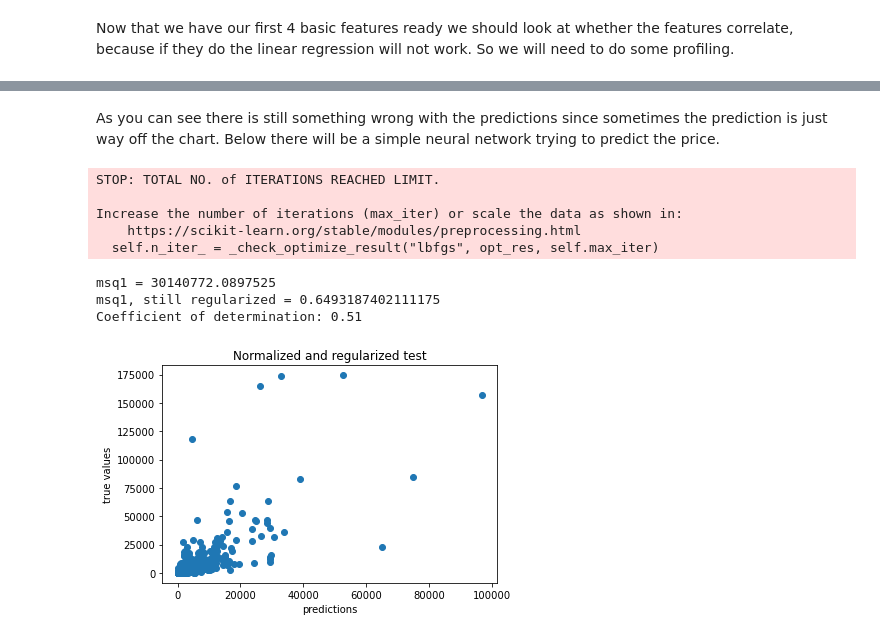
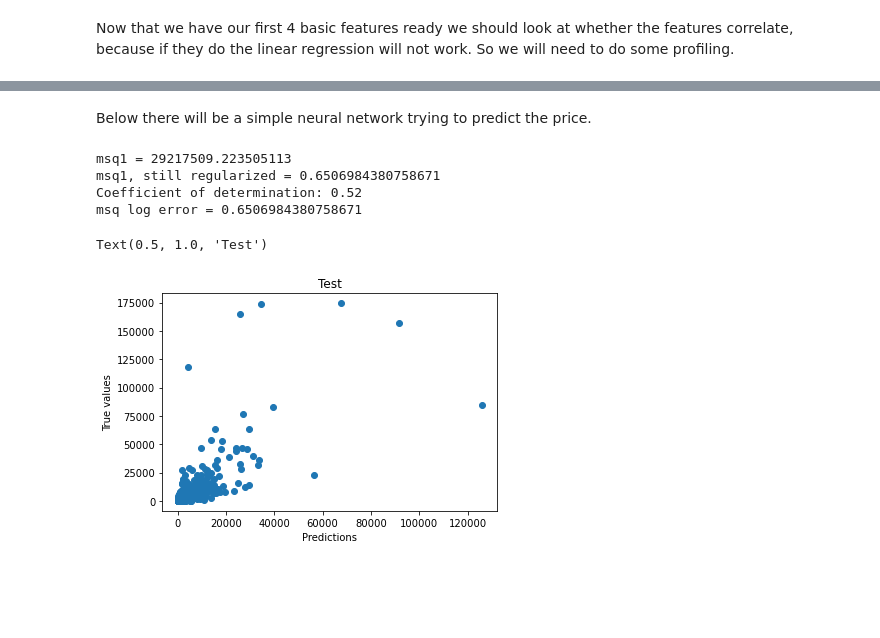
Before and after one commit to Serg99io/Capstone-cryptoart, a Jupyter notebook: capstone notebook.ipynb, the cells around one changed output, grey strips where cells are left out. Cells and saved outputs as stored; diff of their text form; code cells hidden in the pictures; blank space fills up the shorter version.

```diff
--- a/capstone notebook.ipynb
+++ b/capstone notebook.ipynb
@@ -440,6 +370,7 @@ print(dataframe.head)
 
 r22 = dataframe.dropna()
 
+r22.reset_index(drop=True, inplace=True)
 
 from pandas_profiling import ProfileReport
 
@@ -681,41 +510,53 @@ this is test vs pred:103.74899999999998   1293.0111903414022
 # %% [markdown]
-As you can see there is still something wrong with the predictions since sometimes the prediction is just way off the chart. Below there will be a simple neural network trying to predict the price.
+Below there will be a simple neural network trying to predict the price.
 # %%
 from sklearn.neural_network import MLPRegressor
-for i in lst_feat:
-        clf3 = MLPRegressor(solver='lbfgs', alpha=1e-5,
-                    hidden_layer_sizes=(15, 10), random_state=40,max_iter=2500)
-        clf3.fit(X_train_norm, y_train)
-        y_hat_test_n = clf3.predict(X_test_norm)
 
-        y_predxreg2 = []
+#https://datascience.stackexchange.com/questions/36049/how-to-adjust-the-hyperparameters-of-mlp-classifier-to-get-more-perfect-performa
+parameter_space = {
+    'hidden_layer_sizes': [(50,50,50) ,(15, 10)],
+    'activation': ['tanh', 'relu'],
+    'solver': ['lbfgs'],
+    'alpha': [0.0001, 0.05],
+    'learning_rate': ['constant','adaptive'],
+}
+
+#clf2 = MLPRegressor(max_iter=2500, alpha= 0.0001, hidden_layer_sizes= (15, 10), learning_rate= 'adaptive', solver= 'lbfgs')
+#'learning_rate': 'adaptive', 'solver': 'lbfgs'})
+
+clf2 = MLPRegressor(solver='lbfgs', alpha=0.0001, hidden_layer_sizes=(15, 10), random_state=40,max_iter=5000, learning_rate= 'adaptive')
 
 
-        for r in y_hat_test_n:
-            #l = math.e ** i - 1
-            l3 = math.e ** r - 1
-            y_predxreg2.append(l3)
+#clf3 = GridSearchCV(clf2, parameter_space, cv=5) #best parameters found are: {'activation': 'tanh', 'alpha': 0.0001, 'hidden_layer_sizes': (15, 10),
+#'learning_rate': 'adaptive', 'solver': 'lbfgs'}
+
+clf2.fit(X_train_norm, y_train)
+
+#print('Best parameters found:\n', clf3.best_params_)
+y_hat_test_n = clf2.predict(X_test_norm)
+y_predxreg2 = []
+for r in y_hat_test_n:
+     #l = math.e ** i - 1
+    l3 = math.e ** r - 1
+    y_predxreg2.append(l3)
 
 
+print("msq1 = " + str(mean_squared_error(y_truexreg, y_predxreg2)))
+print("msq1, still regularized = " + str(mean_squared_error(y_test, y_hat_test_n)))
+print('Coefficient of determination: %.2f'
+      % r2_score(y_truexreg, y_predxreg2))
+print("msq log error = " + str(mean_squared_log_error(y_truexreg, y_predxreg2)))
 
-        print("msq1 = " + str(mean_squared_error(y_truexreg, y_predxreg2)))
-        print("msq1, still regularized = " + str(mean_squared_error(y_test, y_hat_test_n)))
-        print('Coefficient of determination: %.2f'
-      % r2_score(y_truexreg, y_predxreg2))
-
-        fig, ax2 = plt.subplots()
-        ax2.scatter(y_predxreg2,y_truexreg)
-        ax2.set_ylabel("true values")
-        ax2.set_xlabel("predictions")
-        ax2.set_title("Normalized and regularized test")
+fig, ax2 = plt.subplots()
+ax2.scatter(y_predxreg2,y_truexreg)
+ax2.set_ylabel("True values")
+ax2.set_xlabel("Predictions")
+ax2.set_title("Test")
 # %% [output]
-STOP: TOTAL NO. of ITERATIONS REACHED LIMIT.
-
-Increase the number of iterations (max_iter) or scale the data as shown in:
-    https://scikit-learn.org/stable/modules/preprocessing.html
-  self.n_iter_ = _check_optimize_result("lbfgs", opt_res, self.max_iter)
+msq1 = 29217509.223505113
+msq1, still regularized = 0.6506984380758671
+Coefficient of determination: 0.52
+msq log error = 0.6506984380758671
-msq1 = 30140772.0897525
-msq1, still regularized = 0.6493187402111175
-Coefficient of determination: 0.51
+Text(0.5, 1.0, 'Test')
-[figure, old version]
+[figure, new version]
 # %%
```
Also changed, not shown: parts of 17 cells of this notebook.
